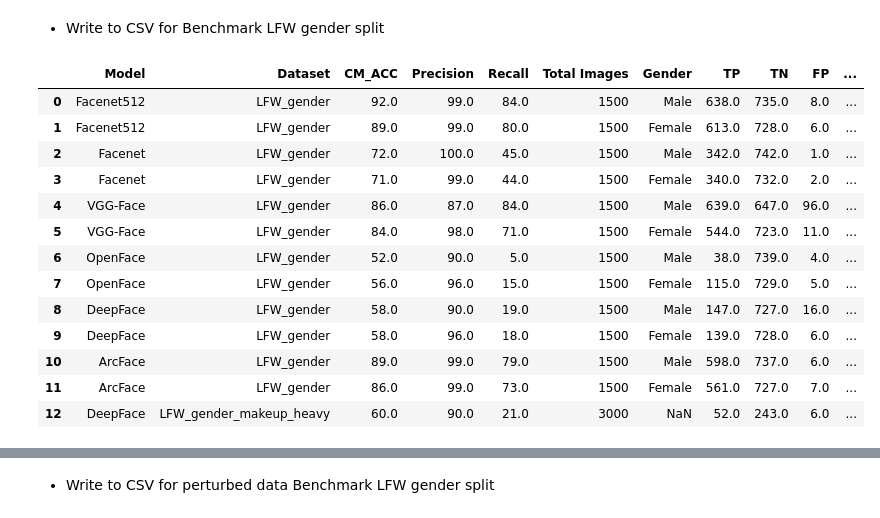
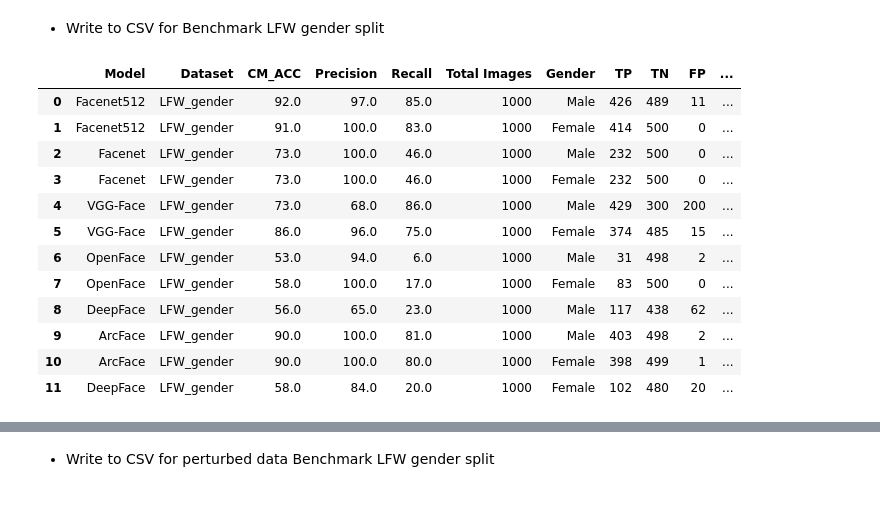
Before and after one commit to sushii2001/DeepFace-gender-bias-detection, a Jupyter notebook: DeepFace-test.ipynb, the cells around one changed output, grey strips where cells are left out. Saved outputs shown, nothing was run; the diff lists cells and outputs as text; code cells hidden in the pictures.

Commit message:
Add new test set create from perturbed data, updated results for both testing

```diff
--- a/DeepFace-test.ipynb
+++ b/DeepFace-test.ipynb
@@ -13,22 +13,19 @@ import regex as re
 
 import os
 
-# change plot output to white
-params = {"ytick.color" : "w",
-          "xtick.color" : "w",
-          "axes.labelcolor" : "w",
-          "axes.edgecolor" : "w"}
-plt.rcParams.update(params)
-
 # Benchmark Datasets
 benchmark_df = pd.read_csv('./data/LFW-csv/pairs.csv')
 benchmark_balance = pd.read_csv('./data/LFW-csv/pairs_balance.csv')
 # benchmark_balance_mod = pd.read_csv('./data/LFW-csv/pairs_balance_mod.csv')
+benchmark_deepface_df = pd.read_csv('./data/LFW-csv/pairs_benchmark_deepface.csv')
+
 
 # Results:
 result_df = pd.read_csv('./result/result_deepface.csv')
 result_benchmark_gender = pd.read_csv('./result/deepface_benchmark_gender.csv')
 # result_benchmark_mod = pd.read_csv('./result/deepface_benchmark_mod.csv')
+
+result_benchmark_gender_nonperturbed = pd.read_csv('./result/deepface_benchmark_gender_nonperturbed.csv')
 result_benchmark_gender_perturbed = pd.read_csv('./result/deepface_benchmark_gender_perturbed.csv')
 # %%
 result_df
@@ -91,11 +88,11 @@ DATASET = "LFW"
 
 # test with gender split LFW
 # LFW_gender, LFW_gender_makeup_heavy
-DATASET_LFW_SPLIT = "LFW_gender_makeup_heavy"
+DATASET_LFW_SPLIT = "LFW_gender"
 
 # select a model to run:
 # models = ["Facenet512", "Facenet", "VGG-Face", "OpenFace", "DeepFace", "DeepID", "ArcFace", "Dlib", "SFace"]
-MODEL = "Facenet512"
+MODEL = "DeepFace"
 
 # Faces are represented as vectors, a face pair of same person should be similar, calculated by different metrics
 # metrics = ["cosine", "euclidean", "euclidean_l2"]
@@ -126,9 +123,10 @@ dir_path = f"./data/{DATASET_LFW_SPLIT}"
 # benchmark testing LFW with gender split
 # benchmark_balance
 # benchmark_balance_mod
-# deepface_benchmark_res = deepface_benchmark_lfw_split(DATASET_LFW_SPLIT, dir_path, benchmark_balance,\
-                                                                    #  MODEL, METRIC, BACKEND, TEST_GENDER)
 
-deepface_benchmark_res, perturbed_data = deepface_benchmark_lfw_split(DATASET_LFW_SPLIT, dir_path, benchmark_balance,\
+# currrently using:
+# benchmark_deepface_df
+
+deepface_benchmark_res = deepface_benchmark_lfw_split(DATASET_LFW_SPLIT, dir_path, benchmark_deepface_df,\
                                                                      MODEL, METRIC, BACKEND, TEST_GENDER)
 # %% [output]
@@ -216,26 +194,27 @@ Undetected: 753
 # %%
 result_df_new = pd.DataFrame([deepface_benchmark_res])
 
-frames = [result_benchmark_gender, result_df_new]
+# result_benchmark_gender
+# result_benchmark_gender_nonperturbed
+frames = [result_benchmark_gender_nonperturbed, result_df_new]
 result_benchmark_df = pd.concat(frames)
 
 result_benchmark_df = result_benchmark_df.reset_index()
 result_benchmark_df.drop(columns=['index'], inplace=True)
 result_benchmark_df
 # %% [output]
 |  | Model | Dataset | CM_ACC | Precision | Recall | Total Images | Gender | TP | TN | FP | ... |
-| 0 | Facenet512 | LFW_gender | 92.0 | 99.0 | 84.0 | 1500 | Male | 638.0 | 735.0 | 8.0 | ... |
-| 1 | Facenet512 | LFW_gender | 89.0 | 99.0 | 80.0 | 1500 | Female | 613.0 | 728.0 | 6.0 | ... |
-| 2 | Facenet | LFW_gender | 72.0 | 100.0 | 45.0 | 1500 | Male | 342.0 | 742.0 | 1.0 | ... |
-| 3 | Facenet | LFW_gender | 71.0 | 99.0 | 44.0 | 1500 | Female | 340.0 | 732.0 | 2.0 | ... |
-| 4 | VGG-Face | LFW_gender | 86.0 | 87.0 | 84.0 | 1500 | Male | 639.0 | 647.0 | 96.0 | ... |
-| 5 | VGG-Face | LFW_gender | 84.0 | 98.0 | 71.0 | 1500 | Female | 544.0 | 723.0 | 11.0 | ... |
-| 6 | OpenFace | LFW_gender | 52.0 | 90.0 | 5.0 | 1500 | Male | 38.0 | 739.0 | 4.0 | ... |
-| 7 | OpenFace | LFW_gender | 56.0 | 96.0 | 15.0 | 1500 | Female | 115.0 | 729.0 | 5.0 | ... |
-| 8 | DeepFace | LFW_gender | 58.0 | 90.0 | 19.0 | 1500 | Male | 147.0 | 727.0 | 16.0 | ... |
-| 9 | DeepFace | LFW_gender | 58.0 | 96.0 | 18.0 | 1500 | Female | 139.0 | 728.0 | 6.0 | ... |
-| 10 | ArcFace | LFW_gender | 89.0 | 99.0 | 79.0 | 1500 | Male | 598.0 | 737.0 | 6.0 | ... |
-| 11 | ArcFace | LFW_gender | 86.0 | 99.0 | 73.0 | 1500 | Female | 561.0 | 727.0 | 7.0 | ... |
-| 12 | DeepFace | LFW_gender_makeup_heavy | 60.0 | 90.0 | 21.0 | 3000 | NaN | 52.0 | 243.0 | 6.0 | ... |
+| 0 | Facenet512 | LFW_gender | 92.0 | 97.0 | 85.0 | 1000 | Male | 426 | 489 | 11 | ... |
+| 1 | Facenet512 | LFW_gender | 91.0 | 100.0 | 83.0 | 1000 | Female | 414 | 500 | 0 | ... |
+| 2 | Facenet | LFW_gender | 73.0 | 100.0 | 46.0 | 1000 | Male | 232 | 500 | 0 | ... |
+| 3 | Facenet | LFW_gender | 73.0 | 100.0 | 46.0 | 1000 | Female | 232 | 500 | 0 | ... |
+| 4 | VGG-Face | LFW_gender | 73.0 | 68.0 | 86.0 | 1000 | Male | 429 | 300 | 200 | ... |
+| 5 | VGG-Face | LFW_gender | 86.0 | 96.0 | 75.0 | 1000 | Female | 374 | 485 | 15 | ... |
+| 6 | OpenFace | LFW_gender | 53.0 | 94.0 | 6.0 | 1000 | Male | 31 | 498 | 2 | ... |
+| 7 | OpenFace | LFW_gender | 58.0 | 100.0 | 17.0 | 1000 | Female | 83 | 500 | 0 | ... |
+| 8 | DeepFace | LFW_gender | 56.0 | 65.0 | 23.0 | 1000 | Male | 117 | 438 | 62 | ... |
+| 9 | ArcFace | LFW_gender | 90.0 | 100.0 | 81.0 | 1000 | Male | 403 | 498 | 2 | ... |
+| 10 | ArcFace | LFW_gender | 90.0 | 100.0 | 80.0 | 1000 | Female | 398 | 499 | 1 | ... |
+| 11 | DeepFace | LFW_gender | 58.0 | 84.0 | 20.0 | 1000 | Female | 102 | 480 | 20 | ... |
 # %%
 # Write results to csv file
```
Also changed, not shown: parts of 7 cells of this notebook, 6 other files.
